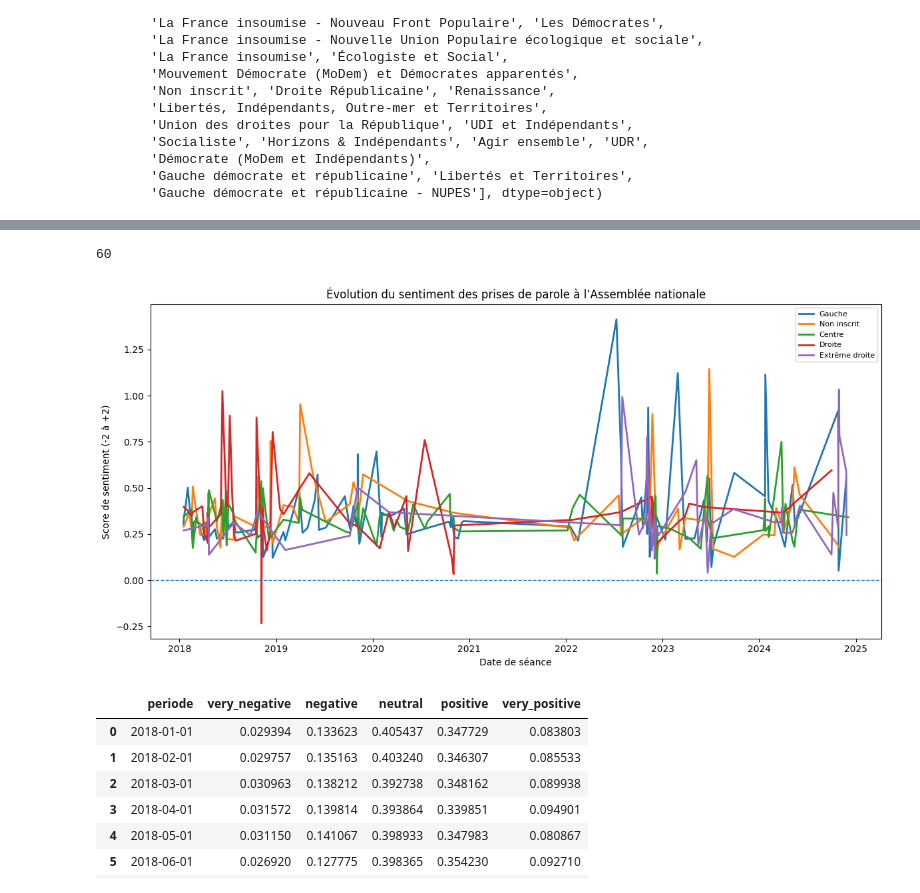
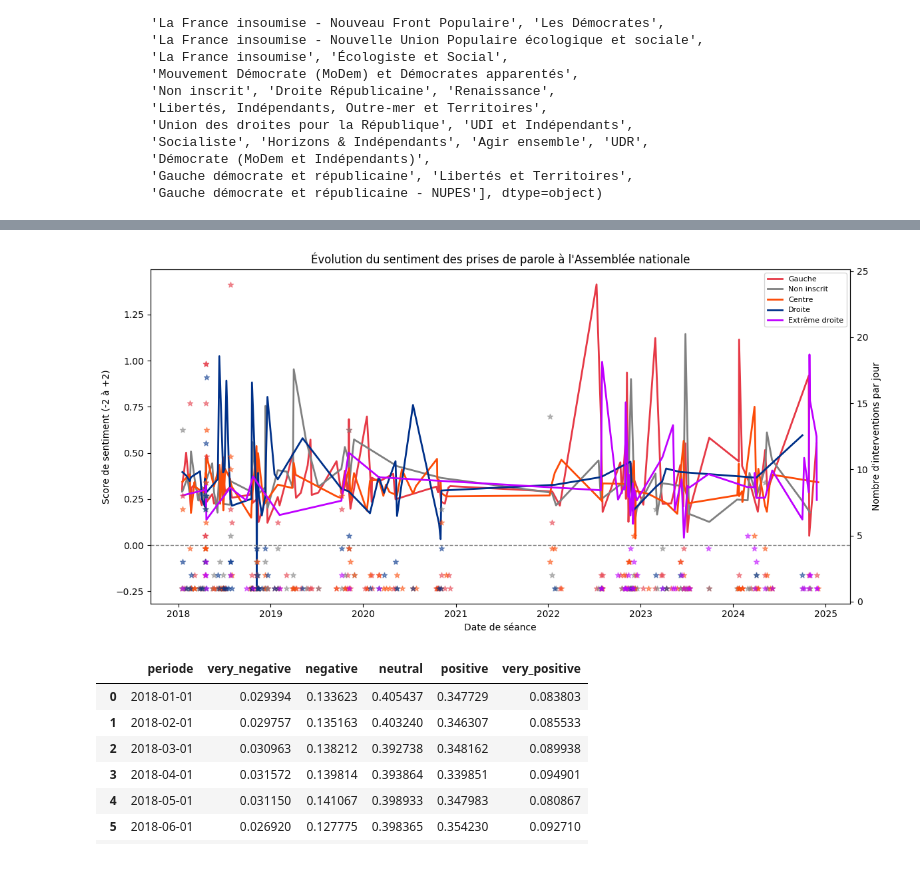
Before and after one commit to jul339/DataDebat, a Jupyter notebook: notebooks/view_sentiments_data_group.ipynb, the cells around one changed output, grey strips where cells are left out. Drawn from its saved outputs; the diff is of its cells as text; code cells hidden in the pictures.

Commit message:
add nb intervention par groupe

```diff
--- a/notebooks/view_sentiments_data_group.ipynb
+++ b/notebooks/view_sentiments_data_group.ipynb
@@ -91,3 +91,11 @@ GROUPE_TO_FAMILLE = {
 reverse_map = {g: fam for fam, groupes in GROUPE_TO_FAMILLE.items() for g in groupes}
 df["groupe_politique"] = df["groupe"].map(reverse_map).fillna("Non inscrit")
 df["groupe_politique"].value_counts()
+COULEURS = {
+    "Extrême droite": "#BF00FF",           # bleu marine
+    "Gauche": "#E63946",              # rouge
+    "Centre": "#F7B538",      # beige/macron
+    "Droite": "#003189",                 # bleu
+    "Non inscrit": "#808080",  # gris
+    # ...
+}
@@ -102,7 +102,3 @@ Name: count, dtype: int64
-# %%
-len(df[df["groupe"].isna()]["orateur_nom"].unique())
-# %% [output]
-60
 # %%
 
 df["sentiment_score"] = (
@@ -122,29 +118,33 @@ daily = (
 depute_historique = pd.read_csv("../data/deputes-historique.csv")
 # %%
 from matplotlib import pyplot as plt
-plt.figure(figsize=(12, 6))
 
-# Moyenne par date et par groupe politique
+fig, ax = plt.subplots(figsize=(12, 6))
+ax2 = ax.twinx()
+
+# Moyenne ET count par date et groupe politique
 daily_per_group = (
     df.groupby(["date_seance", "groupe_politique"])["sentiment_score"]
-    .mean()
+    .agg(mean="mean", count="count")
     .reset_index()
 )
 for gp in daily_per_group["groupe_politique"].unique():
     d = daily_per_group[daily_per_group["groupe_politique"] == gp]
-    plt.plot(d["date_seance"], d["sentiment_score"], linewidth=2, label=gp)
+    line, = ax.plot(d["date_seance"], d["mean"], color=COULEURS[gp], linewidth=2, label=gp)
+    ax2.scatter(d["date_seance"], d["count"], color=COULEURS[gp], marker="*", alpha=0.5)
 
 # ligne neutre
-plt.axhline(0, linestyle="--", linewidth=1)
+ax.axhline(0, linestyle="--", linewidth=1, color="gray")
 
-plt.xlabel("Date de séance")
-plt.ylabel("Score de sentiment (-2 à +2)")
-plt.title("Évolution du sentiment des prises de parole à l’Assemblée nationale")
-plt.legend(loc="best", fontsize=8)
+ax.set_xlabel("Date de séance")
+ax.set_ylabel("Score de sentiment (-2 à +2)")
+ax2.set_ylabel("Nombre d'interventions par jour")
+ax.set_title("Évolution du sentiment des prises de parole à l'Assemblée nationale")
+ax.legend(loc="best", fontsize=8)
 plt.tight_layout()
 plt.show()
 # %% [output]
-[figure, old version]
+[figure, new version]
 # %%
 # Enlever les lignes sans date et créer une période (mois) pour agréger
 df_clean = df.dropna(subset=["date_seance"]).copy()
```
Also changed, not shown: parts of 1 cell of this notebook, 3 other files.
